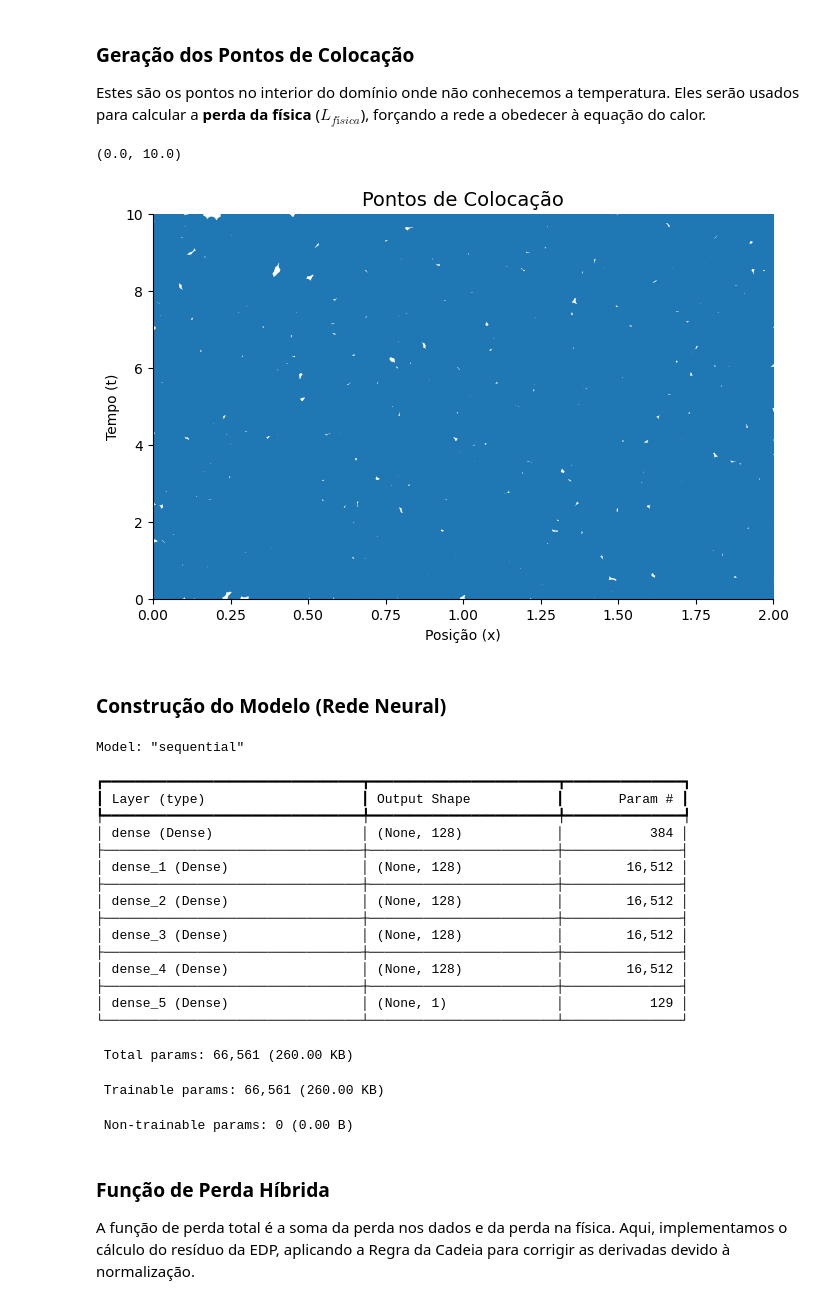
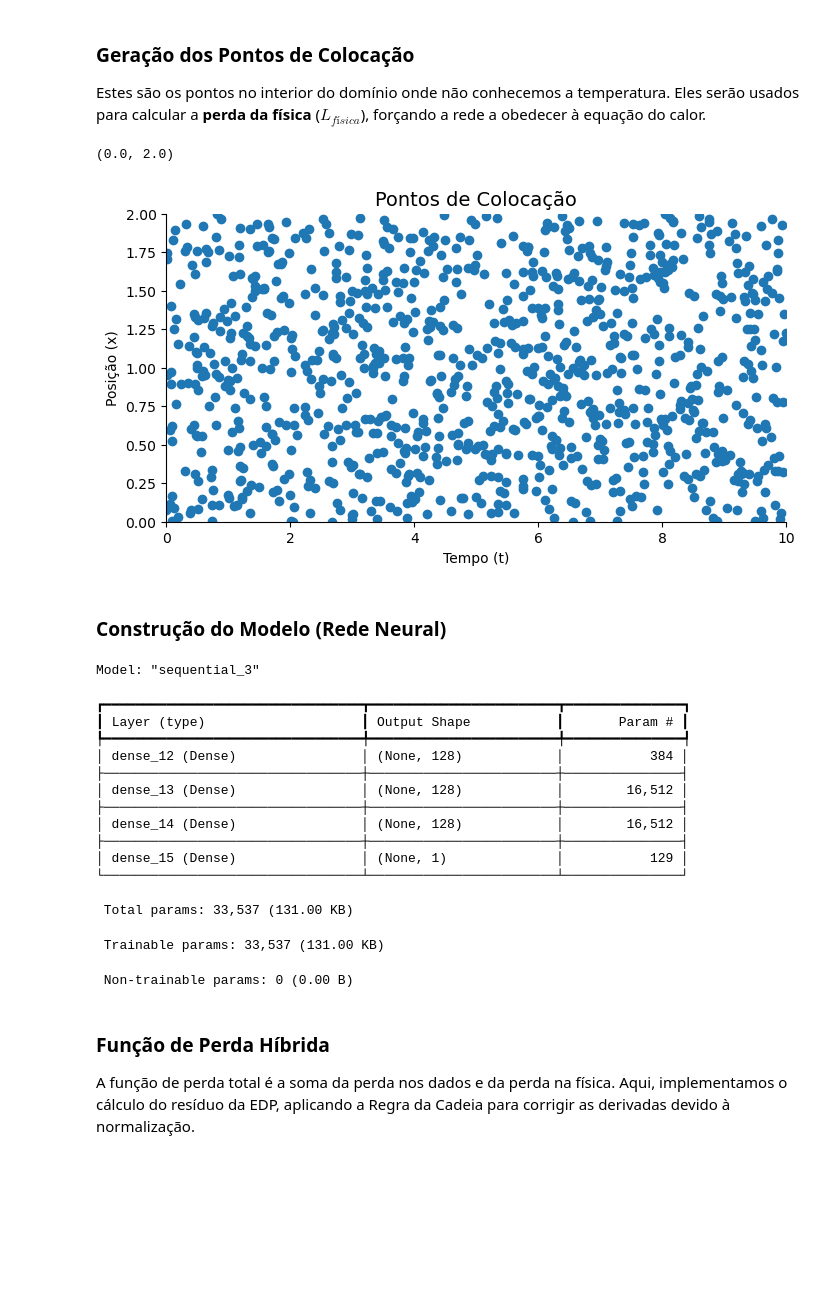
Before and after one commit to thiagoneye/master-sciml, a Jupyter notebook: 04-neural_solvers/notebooks/problem1.ipynb, the cells around one changed output. Drawn from its saved outputs; the diff is of its cells as text; code cells hidden in the pictures; blank space fills up the shorter version.

```diff
--- a/04-neural_solvers/notebooks/problem1.ipynb
+++ b/04-neural_solvers/notebooks/problem1.ipynb
@@ -64,7 +57,10 @@ ALPHA = 0.05
 
 # Leitura dos dados
 df_full = pd.read_csv("../../00-scientific_computer/data/problem1.csv")
-df = df_full.sample(frac=0.2, random_state=42)
+df = df_full[
+    (df_full["position"] == 0) | (df_full["position"] == 2) | (df_full["time"] == 0)
+]
+# df = df.sample(frac=0.1, random_state=42)
 
 # Dados completos, entrada (x, t) e saída (T)
 X = df_full[["position", "time"]].values
@@ -79,17 +75,13 @@ X_train_tf = tf.convert_to_tensor(X_train_raw, dtype=tf.float32)
 T_train_tf = tf.convert_to_tensor(T_train_raw, dtype=tf.float32)
 
 # Plot
-fig, ax = plt.subplots(figsize=(8, 5))
+fig, ax = plt.subplots(figsize=(8, 4))
 
-ax.scatter(X_train_raw[:, 0], X_train_raw[:, 1])
+ax.scatter(X_train_raw[:, 1], X_train_raw[:, 0])
 
 ax.set_title("Pontos de Treinamento", fontsize=14)
-ax.set_xlabel("Posição (x)", fontsize=10)
-ax.set_ylabel("Tempo (t)", fontsize=10)
-
-ax.spines["top"].set_visible(False)
-ax.spines["right"].set_visible(False)
-
-ax.set_xlim([X[:, 0].min(), X[:, 0].max()])
-ax.set_ylim([X[:, 1].min(), X[:, 1].max()])
+ax.set_xlabel("Tempo (t)", fontsize=10)
+ax.set_ylabel("Posição (x)", fontsize=10)
+ax.set_xlim([X[:, 1].min(), X[:, 1].max()])
+ax.set_ylim([X[:, 0].min(), X[:, 0].max()])
 # %% [output]
@@ -120,46 +108,46 @@ X_train_norm_tf = tf.convert_to_tensor(X_train_norm, dtype=tf.float32)
 
 Estes são os pontos no interior do domínio onde não conhecemos a temperatura. Eles serão usados para calcular a **perda da física** ($L_{física}$), forçando a rede a obedecer à equação do calor.
 # %%
-N_collocation = 20000
+N_collocation = 1000
 
 # Pega os limites do domínio a partir dos dados
 x_min, x_max = df["position"].min(), df["position"].max()
 t_min, t_max = df["time"].min(), df["time"].max()
 
 # Gera pontos aleatórios dentro desses limites
 x_collocation = tf.random.uniform(
     (N_collocation, 1), minval=x_min, maxval=x_max, dtype=tf.float32
 )
 t_collocation = tf.random.uniform(
     (N_collocation, 1), minval=t_min, maxval=t_max, dtype=tf.float32
 )
 X_collocation_raw = tf.concat([x_collocation, t_collocation], axis=1)
 
 # Normaliza os pontos de colocação
 X_collocation_norm = scaler_X.transform(X_collocation_raw)
 X_collocation_norm_tf = tf.convert_to_tensor(X_collocation_norm, dtype=tf.float32)
 
 # Plot
-fig, ax = plt.subplots(figsize=(8, 5))
+fig, ax = plt.subplots(figsize=(8, 4))
 
-ax.scatter(X_collocation_raw[:, 0], X_collocation_raw[:, 1])
+ax.scatter(X_collocation_raw[:, 1], X_collocation_raw[:, 0])
 
 ax.set_title("Pontos de Colocação", fontsize=14)
-ax.set_xlabel("Posição (x)", fontsize=10)
-ax.set_ylabel("Tempo (t)", fontsize=10)
+ax.set_xlabel("Tempo (t)", fontsize=10)
+ax.set_ylabel("Posição (x)", fontsize=10)
 
 ax.spines["top"].set_visible(False)
 ax.spines["right"].set_visible(False)
 
-ax.set_xlim([x_min, x_max])
-ax.set_ylim([t_min, t_max])
+ax.set_xlim([t_min, t_max])
+ax.set_ylim([x_min, x_max])
 # %% [output]
-(0.0, 10.0)
+(0.0, 2.0)
-[figure, old version]
+[figure, new version]
 # %% [markdown]
 ### Construção do Modelo (Rede Neural)
 # %%
-def create_pinn_model(num_hidden_layers=5, num_neurons=128):
+def create_pinn_model(num_hidden_layers=3, num_neurons=128):
     model = tf.keras.Sequential()
 
     model.add(tf.keras.layers.InputLayer(input_shape=(2,)))
@@ -175,24 +163,20 @@ def create_pinn_model(num_hidden_layers=5, num_neurons=128):
 pinn_model = create_pinn_model()
 pinn_model.summary()
 # %% [output]
-Model: "sequential"
+Model: "sequential_3"
 ┏━━━━━━━━━━━━━━━━━━━━━━━━━━━━━━━━━┳━━━━━━━━━━━━━━━━━━━━━━━━┳━━━━━━━━━━━━━━━┓
 ┃ Layer (type)                    ┃ Output Shape           ┃       Param # ┃
 ┡━━━━━━━━━━━━━━━━━━━━━━━━━━━━━━━━━╇━━━━━━━━━━━━━━━━━━━━━━━━╇━━━━━━━━━━━━━━━┩
-│ dense (Dense)                   │ (None, 128)            │           384 │
+│ dense_12 (Dense)                │ (None, 128)            │           384 │
 ├─────────────────────────────────┼────────────────────────┼───────────────┤
-│ dense_1 (Dense)                 │ (None, 128)            │        16,512 │
+│ dense_13 (Dense)                │ (None, 128)            │        16,512 │
 ├─────────────────────────────────┼────────────────────────┼───────────────┤
-│ dense_2 (Dense)                 │ (None, 128)            │        16,512 │
+│ dense_14 (Dense)                │ (None, 128)            │        16,512 │
 ├─────────────────────────────────┼────────────────────────┼───────────────┤
-│ dense_3 (Dense)                 │ (None, 128)            │        16,512 │
-├─────────────────────────────────┼────────────────────────┼───────────────┤
-│ dense_4 (Dense)                 │ (None, 128)            │        16,512 │
-├─────────────────────────────────┼────────────────────────┼───────────────┤
-│ dense_5 (Dense)                 │ (None, 1)              │           129 │
+│ dense_15 (Dense)                │ (None, 1)              │           129 │
 └─────────────────────────────────┴────────────────────────┴───────────────┘
- Total params: 66,561 (260.00 KB)
+ Total params: 33,537 (131.00 KB)
- Trainable params: 66,561 (260.00 KB)
+ Trainable params: 33,537 (131.00 KB)
  Non-trainable params: 0 (0.00 B)
 # %% [markdown]
 ### Função de Perda Híbrida
```
Also changed, not shown: parts of 7 cells of this notebook.
